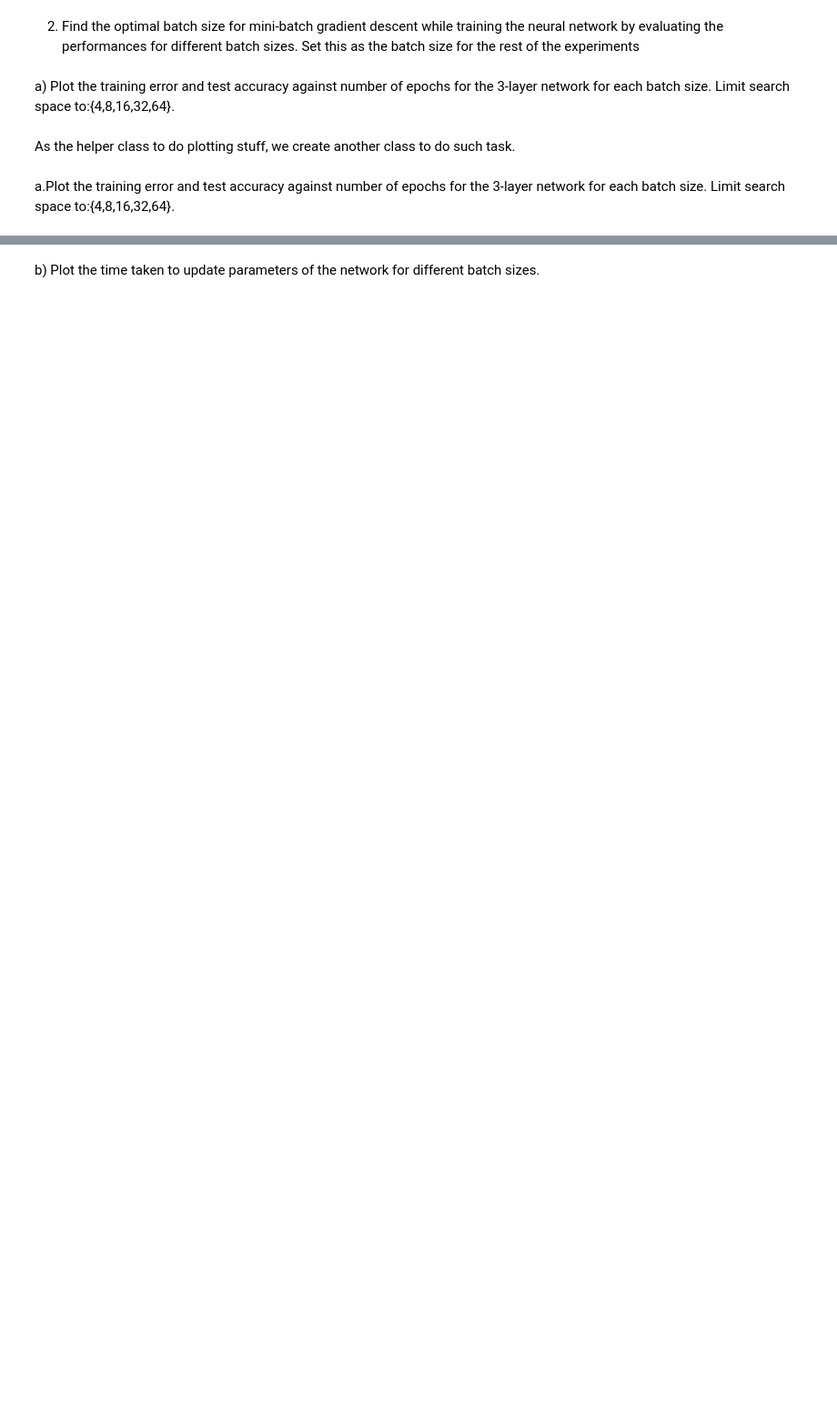
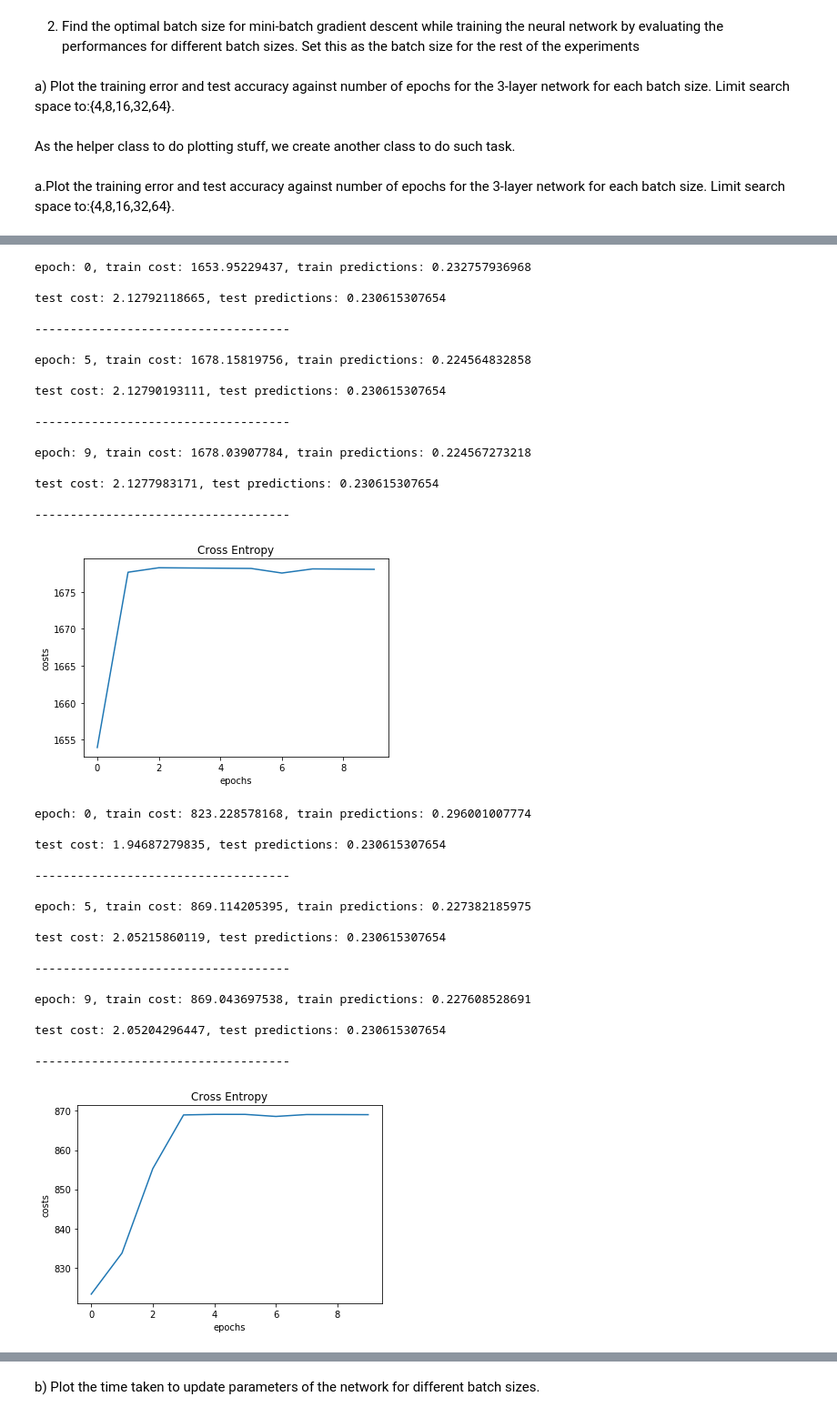
Before and after one commit to edwardsujono/assignment_neural_network, a Jupyter notebook: Classification Problem.ipynb, the cells around one changed output, grey strips where cells are left out. Shown at 91% size. Drawn from its saved outputs; the diff is of its cells as text; code cells hidden in the pictures; blank space fills up the shorter version.

```diff
--- a/Classification Problem.ipynb
+++ b/Classification Problem.ipynb
@@ -270,23 +296,68 @@ train with batch size 4
 # %%
 data_collector = DataCollector()
 train_x, train_y = data_collector.get_train_data()
 test_x, test_y = data_collector.get_test_data()
 
 # number_data = train_x.shape[0]
-number_data = 4
+list_batch = [4, 8, 16, 32, 64]
+list_execution_time = []
 
-number_epoch = 100
+number_epoch = 10
 
-softmax_nn = SoftmaxNeuralNetwork(train_x=train_x.as_matrix(), train_y=train_y, list_of_neuron_on_hidden_layer=[10])
-softmax_nn.start_train(batch_size=number_data, test_x=test_x, test_y=test_y, epochs=number_epoch)
-
-cost_train, prediction_train, exec_time_1 = softmax_nn.get_train_result()
-cost_test, prediction_test = softmax_nn.get_test_result()
-
-%matplotlib inline
 # visualize
 data_visualization = DataVisualization()
-data_visualization.show_plot(
-    list_x_point=range(number_epoch), list_y_point=cost_train,
-    x_label="epochs", y_label="costs", title="Cross Entropy", figure_name="cross_entropy_batch_4.png"
-)
+
+for batch in list_batch:
+
+    softmax_nn = SoftmaxNeuralNetwork(train_x=train_x.as_matrix(), train_y=train_y,
+                                      list_of_neuron_on_hidden_layer=[10], verbose=False)
+    softmax_nn.start_train(batch_size=batch, test_x=test_x, test_y=test_y, epochs=number_epoch)
+
+    cost_train, prediction_train, exec_time = softmax_nn.get_train_result()
+    cost_test, prediction_test = softmax_nn.get_test_result()
+
+    %matplotlib inline
+
+    data_visualization.show_plot(
+        list_x_point=range(number_epoch), list_y_point=cost_train,
+        x_label="epochs", y_label="costs", title="Cross Entropy with batch "+str(batch), figure_name=str(batch)+"_cross_entropy.png"
+    )
+
+    list_execution_time.append(exec_time)
+# %% [output]
+epoch: 0, train cost: 1653.95229437, train predictions: 0.232757936968
+
+test cost: 2.12792118665, test predictions: 0.230615307654
+
+------------------------------------
+
+epoch: 5, train cost: 1678.15819756, train predictions: 0.224564832858
+
+test cost: 2.12790193111, test predictions: 0.230615307654
+
+------------------------------------
+
+epoch: 9, train cost: 1678.03907784, train predictions: 0.224567273218
+
+test cost: 2.1277983171, test predictions: 0.230615307654
+
+------------------------------------
+[figure, added]
+epoch: 0, train cost: 823.228578168, train predictions: 0.296001007774
+
+test cost: 1.94687279835, test predictions: 0.230615307654
+
+------------------------------------
+
+epoch: 5, train cost: 869.114205395, train predictions: 0.227382185975
+
+test cost: 2.05215860119, test predictions: 0.230615307654
+
+------------------------------------
+
+epoch: 9, train cost: 869.043697538, train predictions: 0.227608528691
+
+test cost: 2.05204296447, test predictions: 0.230615307654
+
+------------------------------------
+[figure, added]
```
Also changed, not shown: parts of 27 cells of this notebook, 3 other files.
